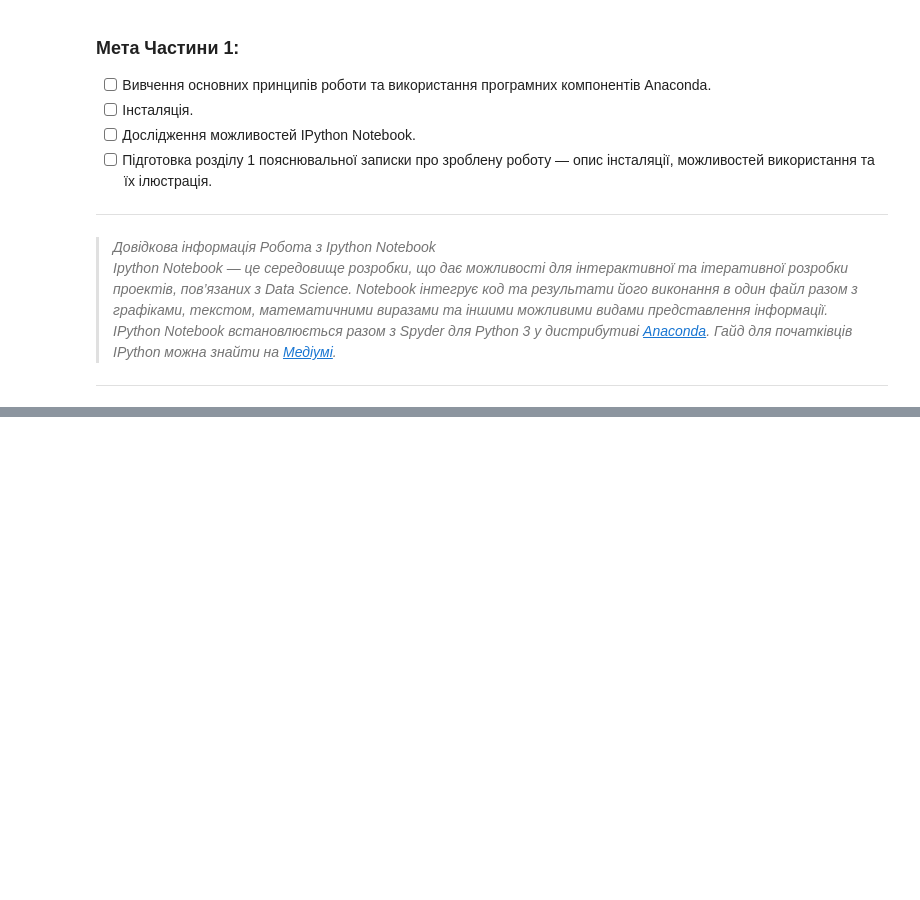
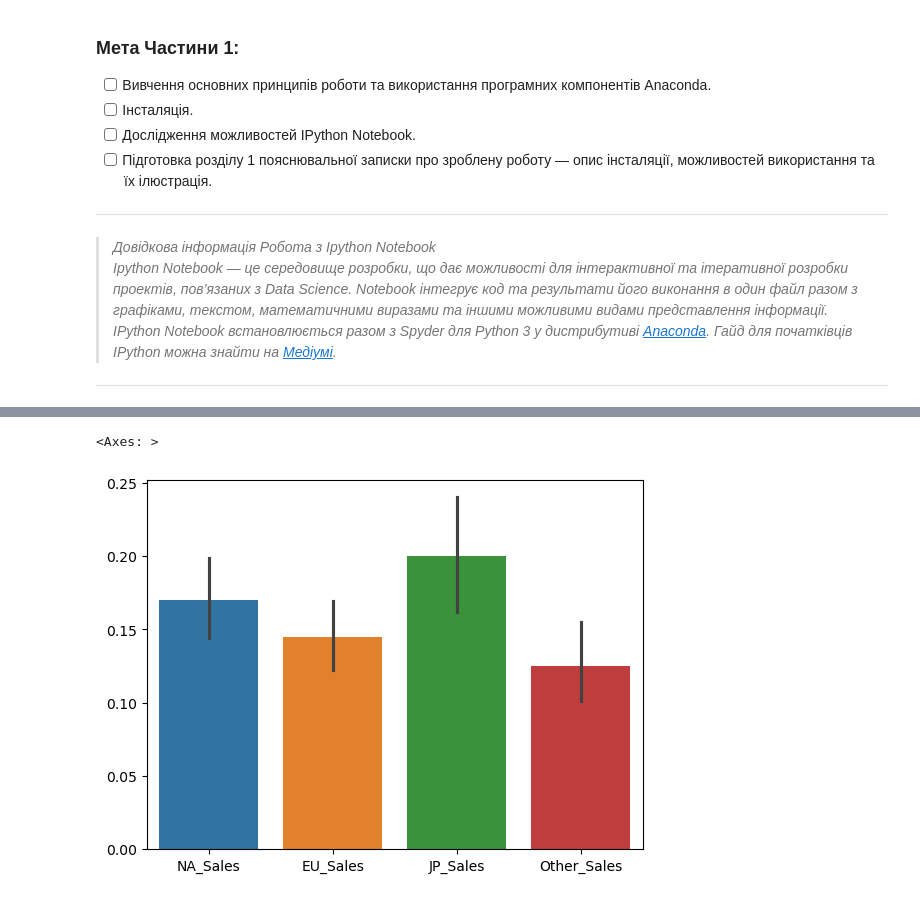
Before and after one commit to KlymentievMaksym/AD-labs, a Jupyter notebook: Coursework/Coursework.ipynb, the cells around one changed output, grey strips where cells are left out. Drawn from its saved outputs; the diff is of its cells as text; code cells hidden in the pictures; blank space fills up the shorter version.

```diff
--- a/Coursework/Coursework.ipynb
+++ b/Coursework/Coursework.ipynb
@@ -103,0 +265,5 @@ g.add_legend()
+# %%
+sns.barplot(normalized_df_100)
+# %% [output]
+<Axes: >
+[figure, added]
```
Also changed, not shown: parts of 22 cells of this notebook.
